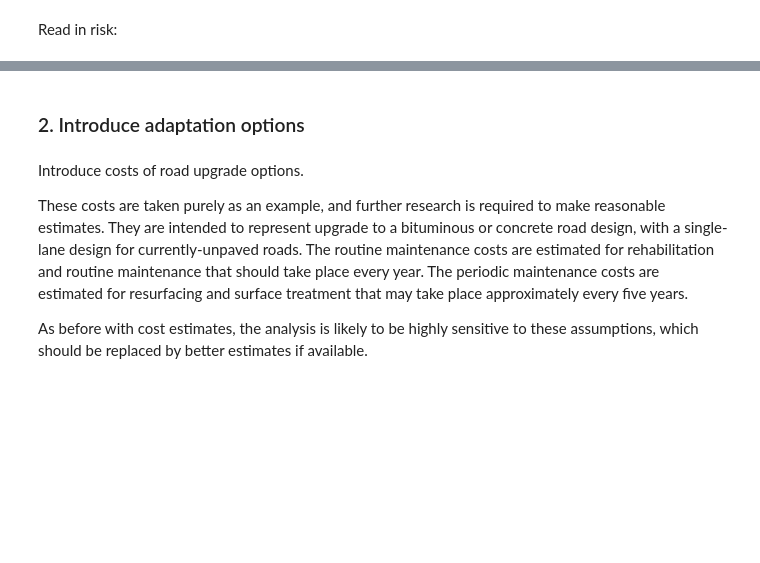
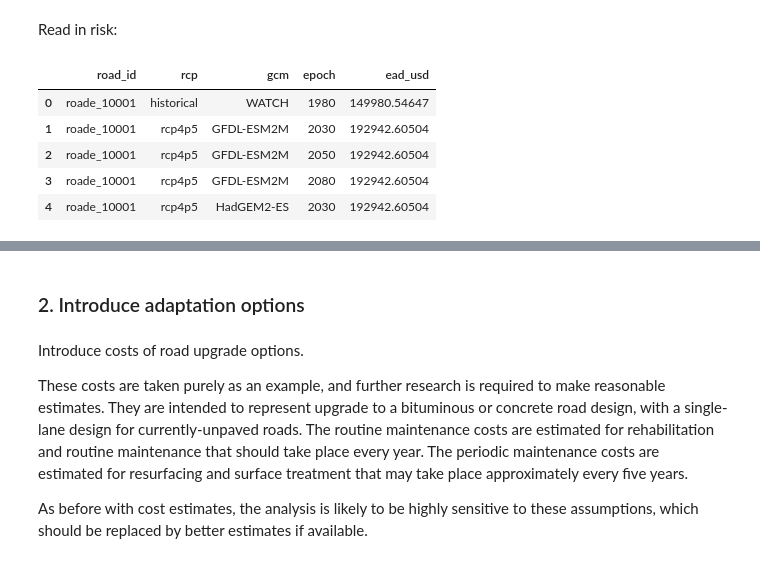
Before and after one commit to nismod/snail, a Jupyter notebook: docs/source/tutorials/04-evaluate-adaptation-options.ipynb, the cells around one changed output, grey strips where cells are left out. Saved outputs shown, nothing was run; the diff lists cells and outputs as text; code cells hidden in the pictures; blank space fills up the shorter version.

```diff
--- a/docs/source/tutorials/04-evaluate-adaptation-options.ipynb
+++ b/docs/source/tutorials/04-evaluate-adaptation-options.ipynb
@@ -63,10 +68,17 @@ roads.head()
 # %% [markdown]
 Read in risk:
 # %%
-risk = pd.read_csv(data_folder + "/results" + "/inunriver_damages_ead.csv")[
+risk = pd.read_csv(data_folder / "results" / "inunriver_damages_ead.csv")[
     ["id", "rcp", "gcm", "epoch", "ead_usd"]
 ].rename(columns={"id": "road_id"})
 risk.head()
+# %% [output]
+|  | road_id | rcp | gcm | epoch | ead_usd |
+| 0 | roade_10001 | historical | WATCH | 1980 | 149980.54647 |
+| 1 | roade_10001 | rcp4p5 | GFDL-ESM2M | 2030 | 192942.60504 |
+| 2 | roade_10001 | rcp4p5 | GFDL-ESM2M | 2050 | 192942.60504 |
+| 3 | roade_10001 | rcp4p5 | GFDL-ESM2M | 2080 | 192942.60504 |
+| 4 | roade_10001 | rcp4p5 | HadGEM2-ES | 2030 | 192942.60504 |
 # %%
 exposed_roads = roads[roads.road_id.isin(risk.road_id.unique())]
 exposed_roads.head()
```
Also changed, not shown: parts of 16 cells of this notebook, 4 other files.
